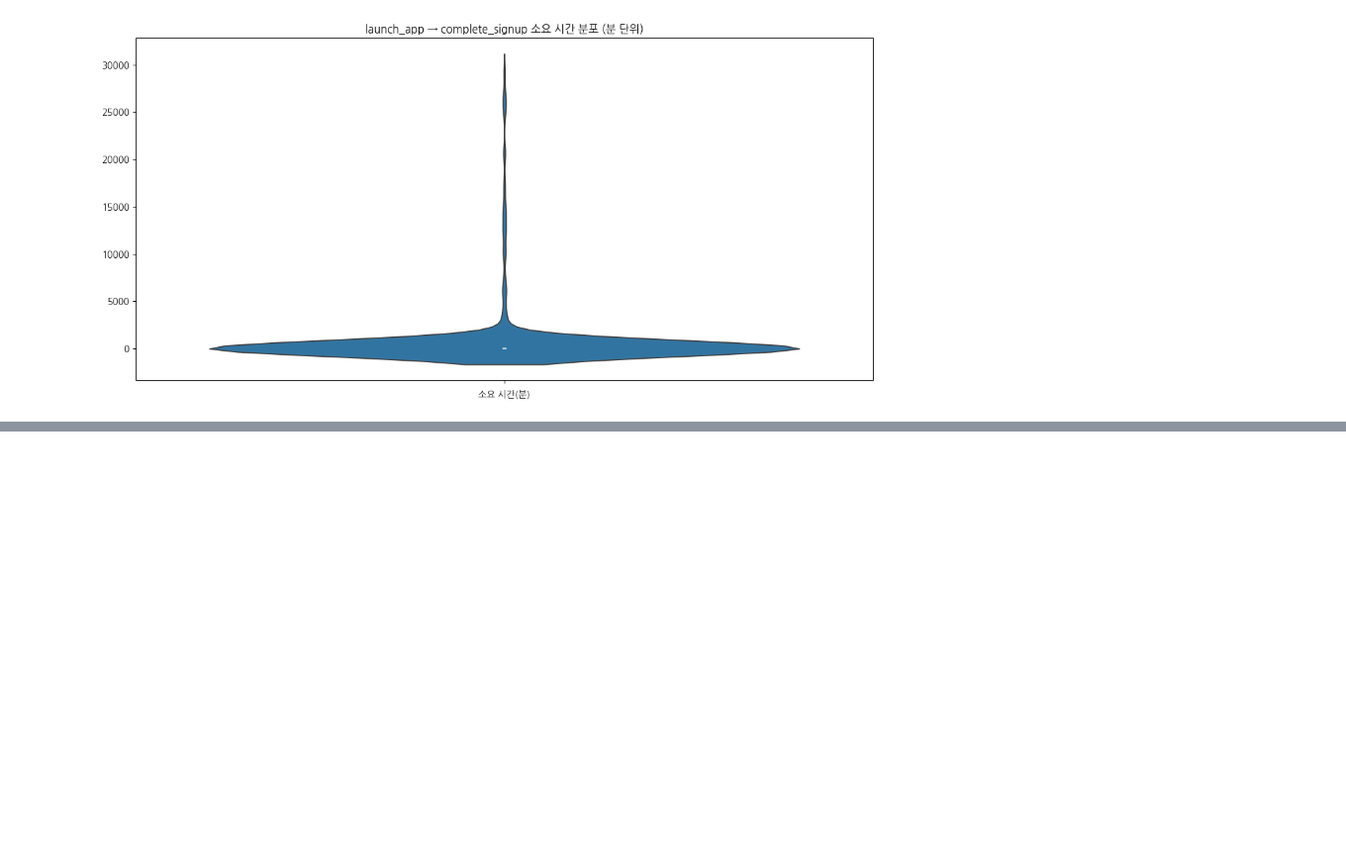
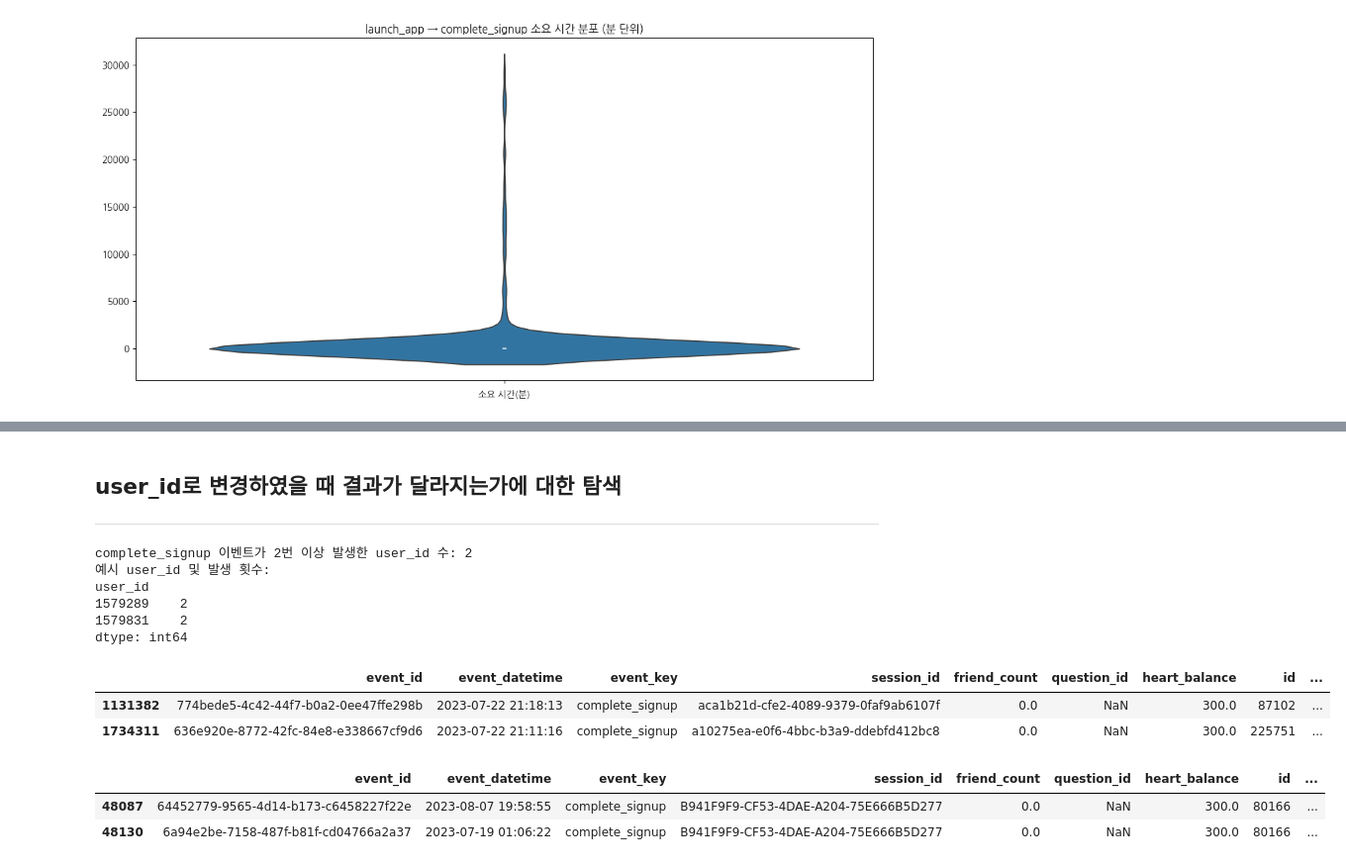
Before and after one commit to seung127/codeit_project, a Jupyter notebook: codeit-project-docker/notebooks/search_for_acquisition.ipynb, the cells around one changed output, grey strips where cells are left out. Shown at 99% size. Drawn from its saved outputs; the diff is of its cells as text; code cells hidden in the pictures; blank space fills up the shorter version.

```diff
--- a/codeit-project-docker/notebooks/search_for_acquisition.ipynb
+++ b/codeit-project-docker/notebooks/search_for_acquisition.ipynb
@@ -556,0 +701,30 @@ AttributeError: 'Series' object has no attribute 'session_id'
+# %% [markdown]
+## user_id로 변경하였을 때 결과가 달라지는가에 대한 탐색
+---
+# %%
+# 동일한 user_id에 대해 complete_signup 이벤트가 2번 이상 발생한 경우 확인
+user_signup_counts = final_hackle_df[final_hackle_df['event_key'] == 'complete_signup'].groupby('user_id').size()
+multiple_signup_users = user_signup_counts[user_signup_counts > 1]
+
+print(f"complete_signup 이벤트가 2번 이상 발생한 user_id 수: {len(multiple_signup_users)}")
+print("예시 user_id 및 발생 횟수:")
+print(multiple_signup_users.head())
+# %% [output]
+complete_signup 이벤트가 2번 이상 발생한 user_id 수: 2
+예시 user_id 및 발생 횟수:
+user_id
+1579289    2
+1579831    2
+dtype: int64
+# %%
+# 해당 유저들 확인
+
+display(final_hackle_df[(final_hackle_df.user_id == '1579289') & (final_hackle_df.event_key == "complete_signup")])
+display(final_hackle_df[(final_hackle_df.user_id == '1579831') & (final_hackle_df.event_key == "complete_signup")])
+# %% [output]
+|  | event_id | event_datetime | event_key | session_id | friend_count | question_id | heart_balance | id | ... |
+| 1131382 | 774bede5-4c42-44f7-b0a2-0ee47ffe298b | 2023-07-22 21:18:13 | complete_signup | aca1b21d-cfe2-4089-9379-0faf9ab6107f | 0.0 | NaN | 300.0 | 87102 | ... |
+| 1734311 | 636e920e-8772-42fc-84e8-e338667cf9d6 | 2023-07-22 21:11:16 | complete_signup | a10275ea-e0f6-4bbc-b3a9-ddebfd412bc8 | 0.0 | NaN | 300.0 | 225751 | ... |
+|  | event_id | event_datetime | event_key | session_id | friend_count | question_id | heart_balance | id | ... |
+| 48087 | 64452779-9565-4d14-b173-c6458227f22e | 2023-08-07 19:58:55 | complete_signup | B941F9F9-CF53-4DAE-A204-75E666B5D277 | 0.0 | NaN | 300.0 | 80166 | ... |
+| 48130 | 6a94e2be-7158-487f-b81f-cd04766a2a37 | 2023-07-19 01:06:22 | complete_signup | B941F9F9-CF53-4DAE-A204-75E666B5D277 | 0.0 | NaN | 300.0 | 80166 | ... |
```
Also changed, not shown: parts of 18 cells of this notebook.
